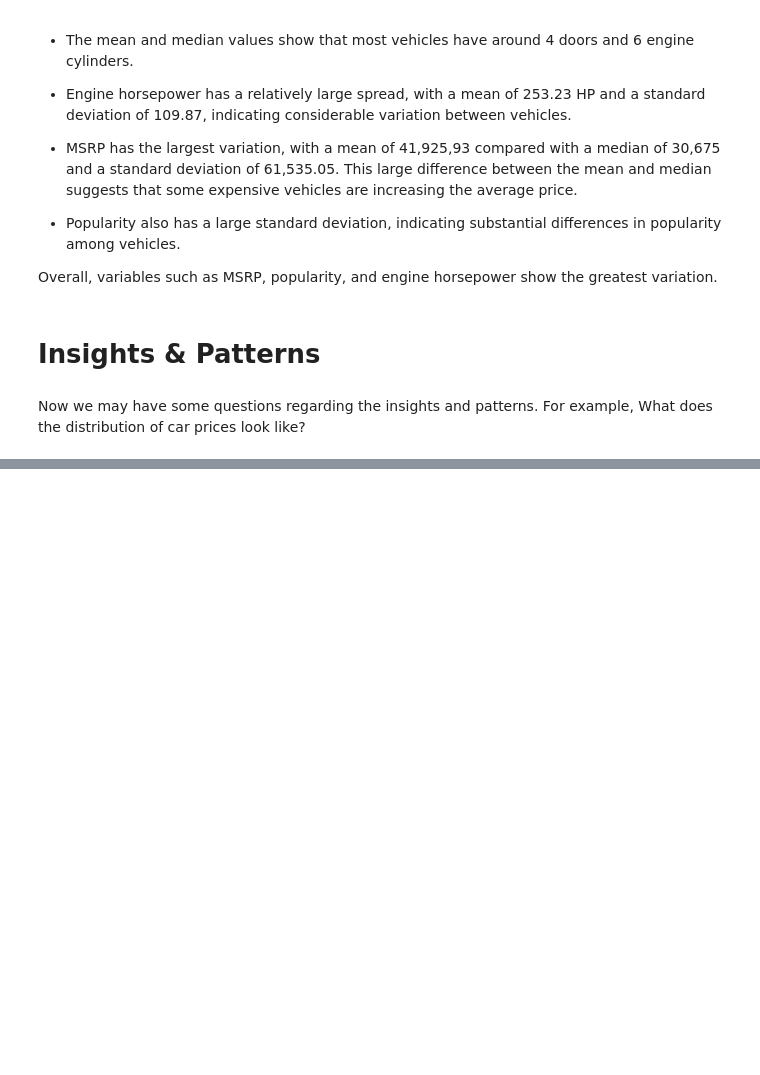
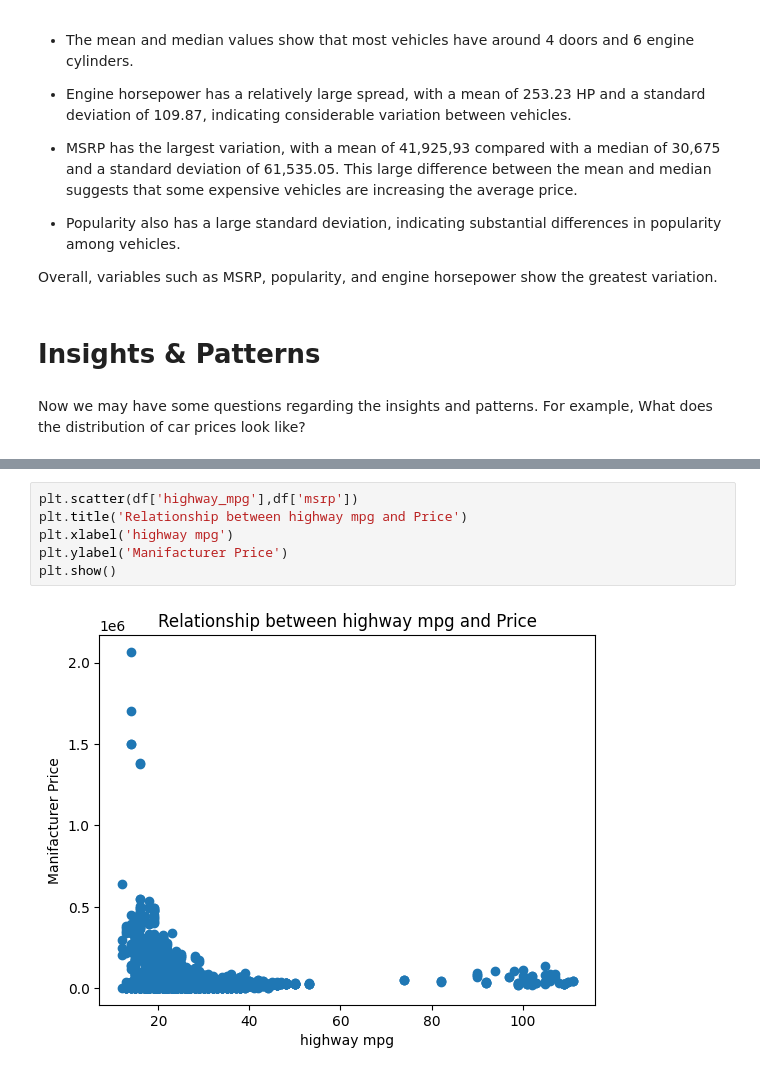
Before and after one commit to basmalamoataz/Samsung-car-price-analysis, a Jupyter notebook: Clean Data/statistics.ipynb, the cells around one changed output, grey strips where cells are left out. Drawn from its saved outputs; the diff is of its cells as text; blank space fills up the shorter version.

```diff
--- a/Clean Data/statistics.ipynb
+++ b/Clean Data/statistics.ipynb
@@ -72,0 +128,8 @@ For example, What does the distribution of car prices look like?
+# %%
+plt.scatter(df['highway_mpg'],df['msrp'])
+plt.title('Relationship between highway mpg and Price')
+plt.xlabel('highway mpg')
+plt.ylabel('Manifacturer Price')
+plt.show()
+# %% [output]
+[figure, added]
```
Also changed, not shown: parts of 9 cells of this notebook.
